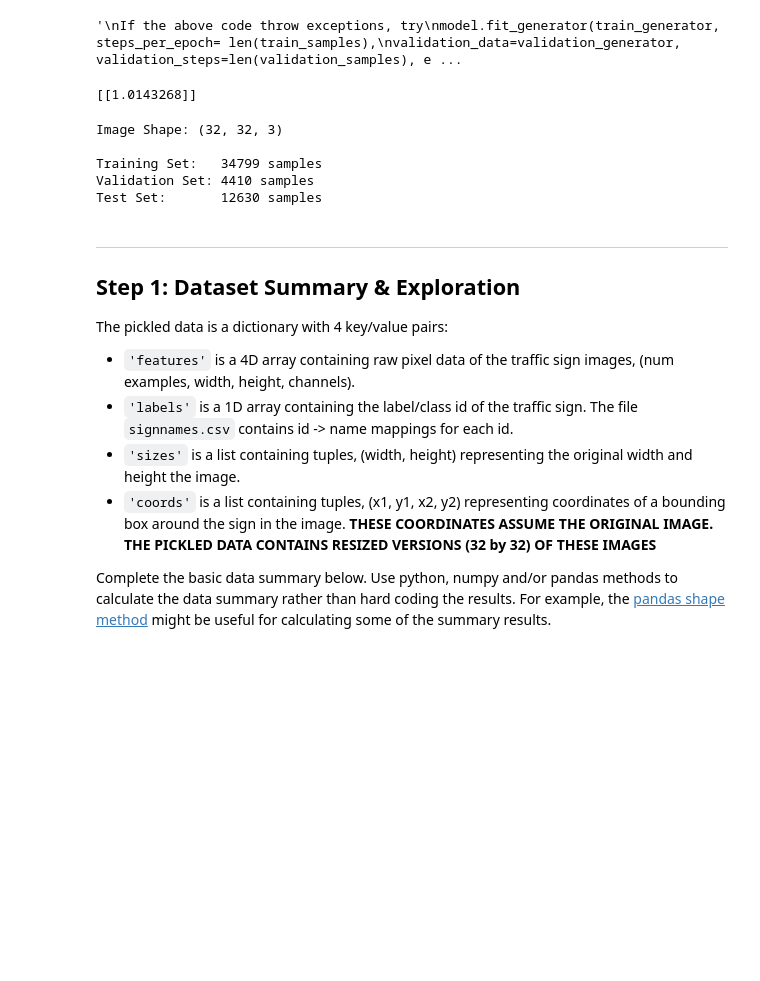
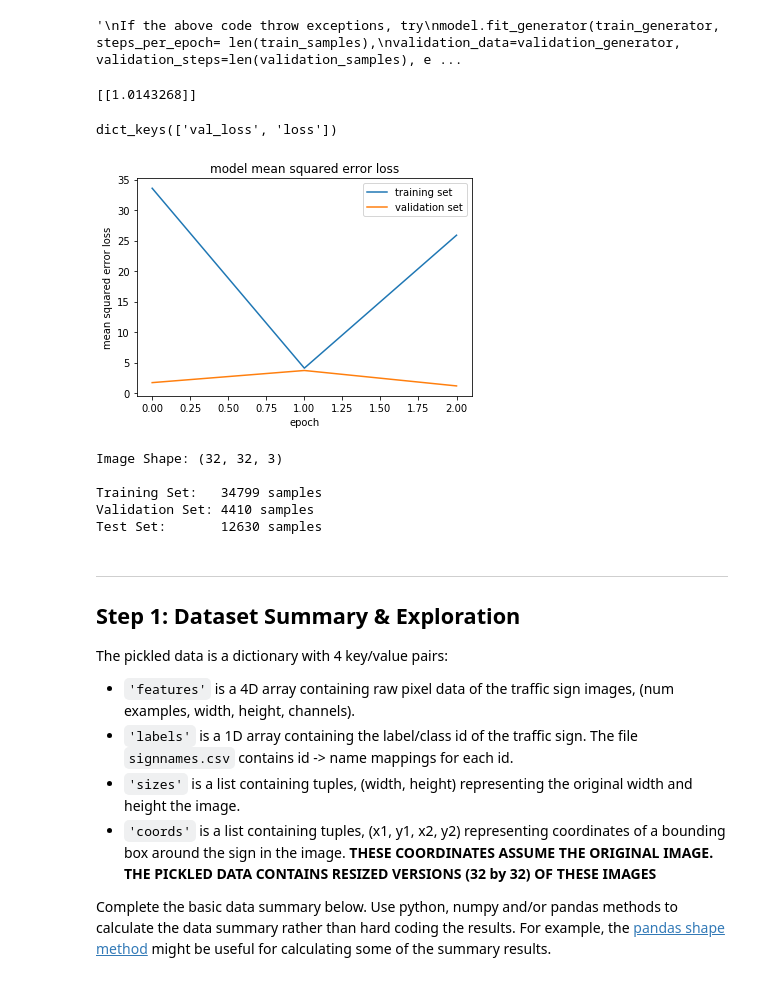
Before and after one commit to daltimira/Behavioral-Cloning, a Jupyter notebook: Behavioral Cloning.ipynb, the cells around one changed output. Saved outputs shown, nothing was run; the diff lists cells and outputs as text; code cells hidden in the pictures; blank space fills up the shorter version.

Commit message:
add visualization for the loss metrics

```diff
--- a/Behavioral Cloning.ipynb
+++ b/Behavioral Cloning.ipynb
@@ -120,7 +120,7 @@ model.add(Flatten()) #model.add(Flatten(input_shape=(160,320,3)))
 model.add(Dense(1))
 
 model.compile(loss='mse', optimizer='Adam')
-model.fit_generator(train_generator, samples_per_epoch= len(train_samples), validation_data=validation_generator, nb_val_samples=len(validation_samples), nb_epoch=3, verbose = 1)
+history_object  = model.fit_generator(train_generator, samples_per_epoch= len(train_samples), validation_data=validation_generator, nb_val_samples=len(validation_samples), nb_epoch=3, verbose = 1)
 # model.fit(X_train, y_train, validation_split=0.2, shuffle=True, epochs=5)
 # model.fit_generator(train_generator, steps_per_epoch= len(train_samples), validation_data=validation_generator, validation_steps=len(validation_samples), epochs=5, verbose = 1)
 
@@ -149,6 +149,21 @@ print(ynew)
 #model.predict_generator(generator.pre_gen(img),steps=30)
 # %% [output]
 [[1.0143268]]
+# %%
+### print the keys contained in the history object
+print(history_object.history.keys())
+
+### plot the training and validation loss for each epoch
+plt.plot(history_object.history['loss'])
+plt.plot(history_object.history['val_loss'])
+plt.title('model mean squared error loss')
+plt.ylabel('mean squared error loss')
+plt.xlabel('epoch')
+plt.legend(['training set', 'validation set'], loc='upper right')
+plt.show()
+# %% [output]
+dict_keys(['val_loss', 'loss'])
+[figure, added]
 # %%
 # Load pickled data
 import pickle
```
Also changed, not shown: parts of 1 cell of this notebook, 1 other file.
